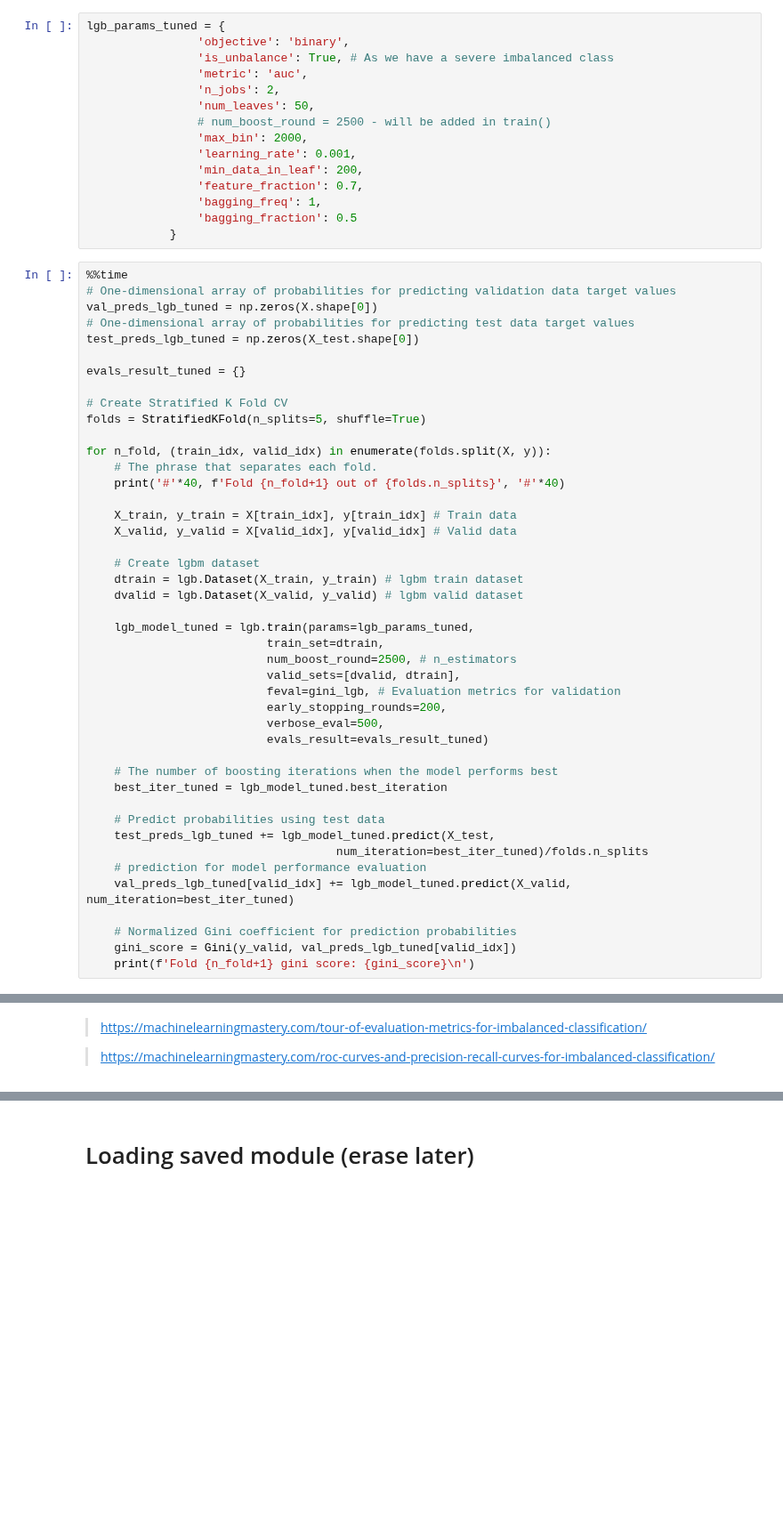
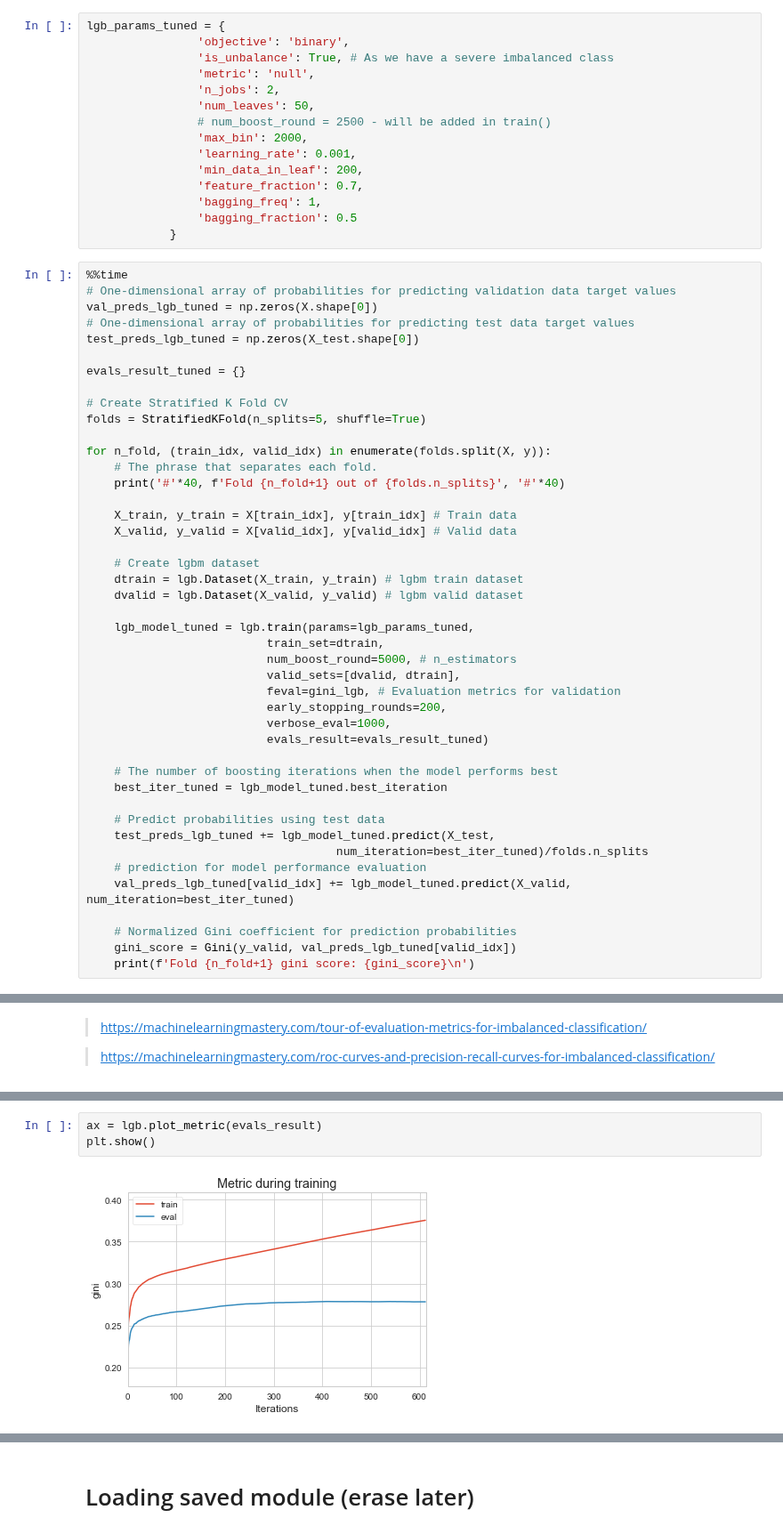
Before and after one commit to pessini/insurance-claim-prediction, a Jupyter notebook: safe-driver-prediction.ipynb, the cells around one changed output, grey strips where cells are left out. Shown at 89% size. Cells and saved outputs as stored; diff of their text form; blank space fills up the shorter version.

```diff
--- a/safe-driver-prediction.ipynb
+++ b/safe-driver-prediction.ipynb
@@ -622,7 +726,7 @@ __Parameters Tuning__ was performed on Kaggle and yield the output below:
 lgb_params_tuned = {
                 'objective': 'binary',
                 'is_unbalance': True, # As we have a severe imbalanced class
-                'metric': 'auc',
+                'metric': 'null',
                 'n_jobs': 2,
                 'num_leaves': 50,
                 # num_boost_round = 2500 - will be added in train()
@@ -658,11 +762,11 @@ for n_fold, (train_idx, valid_idx) in enumerate(folds.split(X, y)):
 
     lgb_model_tuned = lgb.train(params=lgb_params_tuned,
                           train_set=dtrain,
-                          num_boost_round=2500, # n_estimators
+                          num_boost_round=5000, # n_estimators
                           valid_sets=[dvalid, dtrain],
                           feval=gini_lgb, # Evaluation metrics for validation
                           early_stopping_rounds=200,
-                          verbose_eval=500,
+                          verbose_eval=1000,
                           evals_result=evals_result_tuned)
 
     # The number of boosting iterations when the model performs best
@@ -830,0 +958,5 @@ Probabilistic metrics are designed specifically to quantify the uncertainty in a
+# %%
+ax = lgb.plot_metric(evals_result)
+plt.show()
+# %% [output]
+[figure, added]
```
Also changed, not shown: parts of 58 cells of this notebook, 20 other files.
